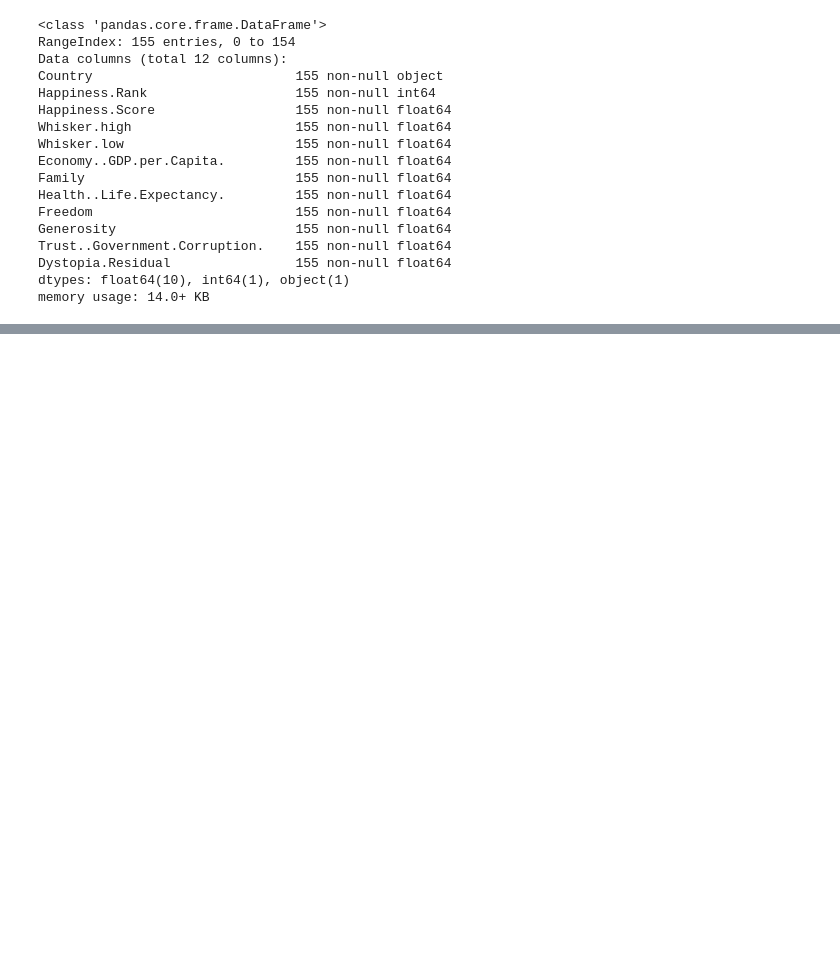
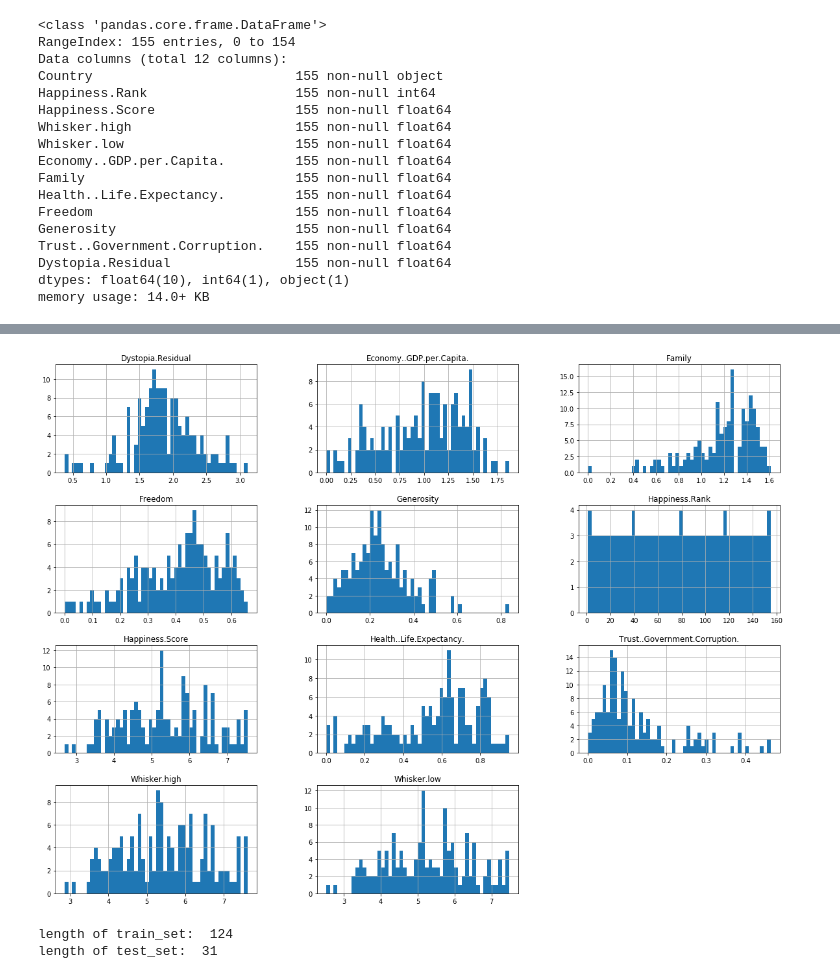
Before and after one commit to ngfuwai/code-a-thon1, a Jupyter notebook: code-a-thon1.ipynb, the cells around one changed output, grey strips where cells are left out. Saved outputs shown, nothing was run; the diff lists cells and outputs as text; code cells hidden in the pictures; blank space fills up the shorter version.

```diff
--- a/code-a-thon1.ipynb
+++ b/code-a-thon1.ipynb
@@ -42,3 +42,10 @@ data.describe()
 | 50% | 78.000000 | 5.279000 | 5.370032 | 5.193152 | 1.064578 | 1.253918 | ... |
 | 75% | 116.500000 | 6.101500 | 6.194600 | 6.006527 | 1.318027 | 1.414316 | ... |
 | max | 155.000000 | 7.537000 | 7.622030 | 7.479556 | 1.870766 | 1.610574 | ... |
+# %%
+%matplotlib inline
+import matplotlib.pyplot as plt
+data.hist(bins=50, figsize=(20, 15))
+plt.show()
+# %% [output]
+[figure, added]
@@ -44,0 +65,6 @@ data.describe()
+# %%
+print("length of train_set: ", len(train_set))
+print("length of test_set: ", len(test_set))
+# %% [output]
+length of train_set:  124
+length of test_set:  31
```
Also changed, not shown: parts of 2 cells of this notebook, 8 other files.
